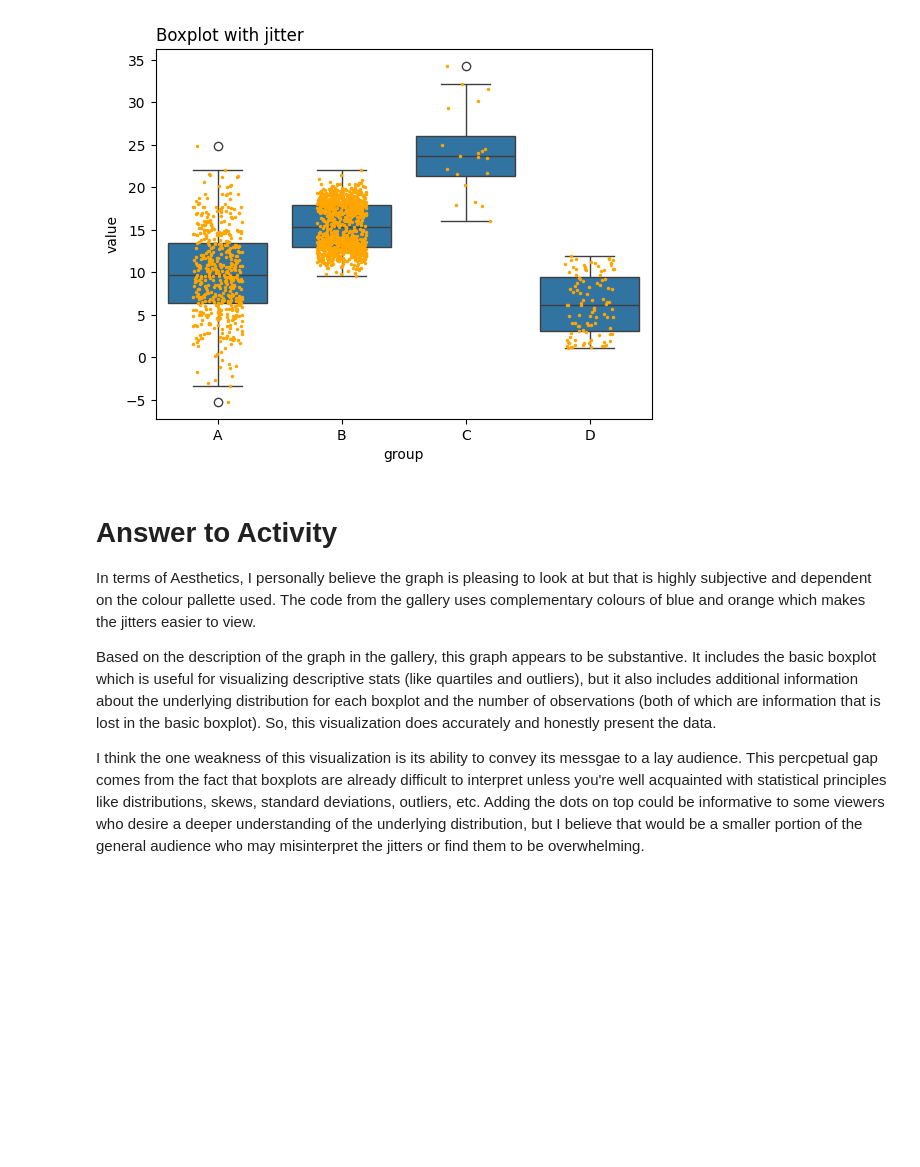
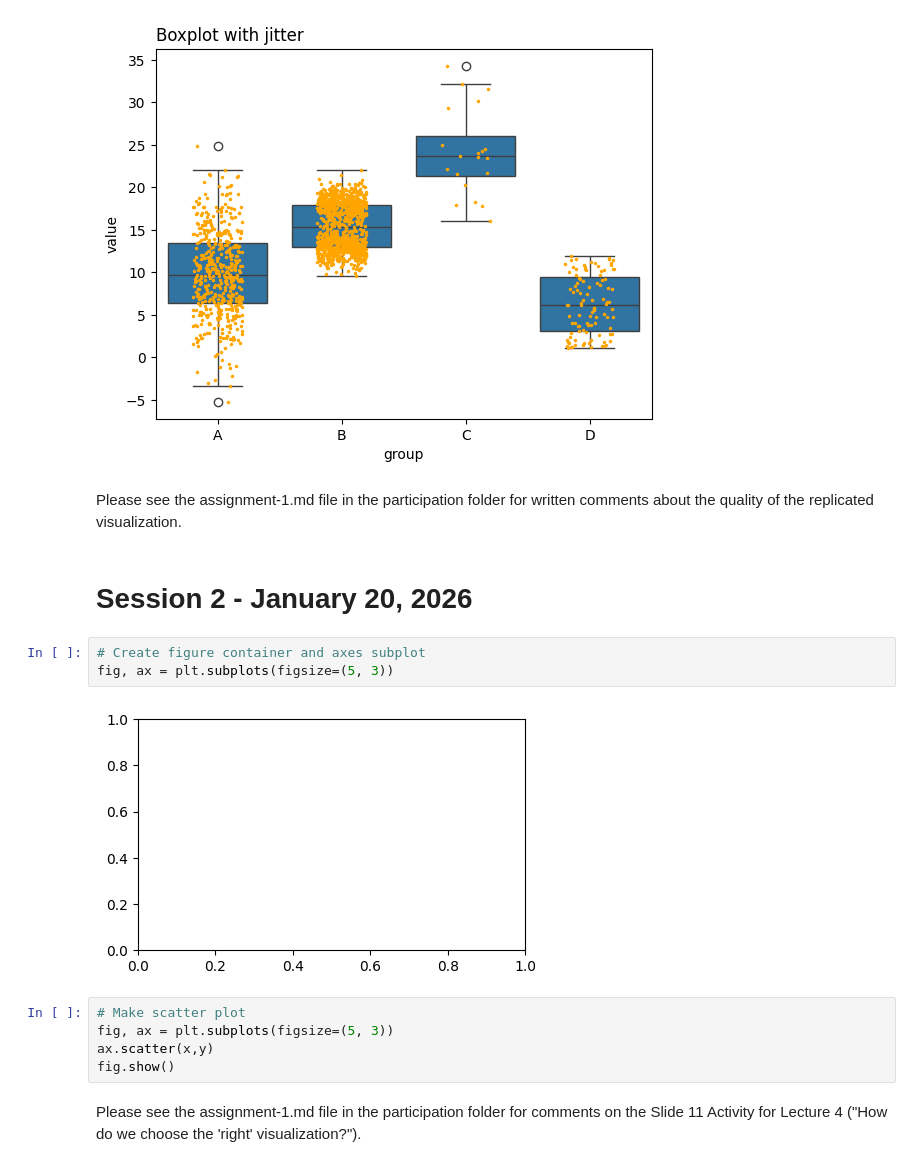
Before and after one commit to amera6/visualization, a Jupyter notebook: 02_activities/assignments/participation/assignment-1.ipynb, the cells around one changed output. Drawn from its saved outputs; the diff is of its cells as text; blank space fills up the shorter version.

Commit message:
assignment 1 update 2

```diff
--- a/02_activities/assignments/participation/assignment-1.ipynb
+++ b/02_activities/assignments/participation/assignment-1.ipynb
@@ -159,11 +170,19 @@ plt.title("Boxplot with jitter", loc="left")
 plt.show()
 # %% [output]
 [figure]
+# %% [markdown]
+Please see the assignment-1.md file in the participation folder for written comments about the quality of the replicated visualization.
 # %% [markdown]
-# Answer to Activity
-
-In terms of Aesthetics, I personally believe the graph is pleasing to look at but that is highly subjective and dependent on the colour pallette used. The code from the gallery uses complementary colours of blue and orange which makes the jitters easier to view.
-
-Based on the description of the graph in the gallery, this graph appears to be substantive. It includes the basic boxplot which is useful for visualizing descriptive stats (like quartiles and outliers), but it also includes additional information about the underlying distribution for each boxplot and the number of observations (both of which are information that is lost in the basic boxplot). So, this visualization does accurately and honestly present the data.
-
-I think the one weakness of this visualization is its ability to convey its messgae to a lay audience. This percpetual gap comes from the fact that boxplots are already difficult to interpret unless you're well acquainted with statistical principles like distributions, skews, standard deviations, outliers, etc. Adding the dots on top could be informative to some viewers who desire a deeper understanding of the underlying distribution, but I believe that would be a smaller portion of the general audience who may misinterpret the jitters or find them to be overwhelming.
+# Session 2 - January 20, 2026
+# %%
+# Create figure container and axes subplot
+fig, ax = plt.subplots(figsize=(5, 3))
+# %% [output]
+[figure, added]
+# %%
+# Make scatter plot
+fig, ax = plt.subplots(figsize=(5, 3))
+ax.scatter(x,y)
+fig.show()
+# %% [markdown]
+Please see the assignment-1.md file in the participation folder for comments on the Slide 11 Activity for Lecture 4 ("How do we choose the 'right' visualization?").
```
Also changed, not shown: parts of 38 cells of this notebook, 1 other file.
